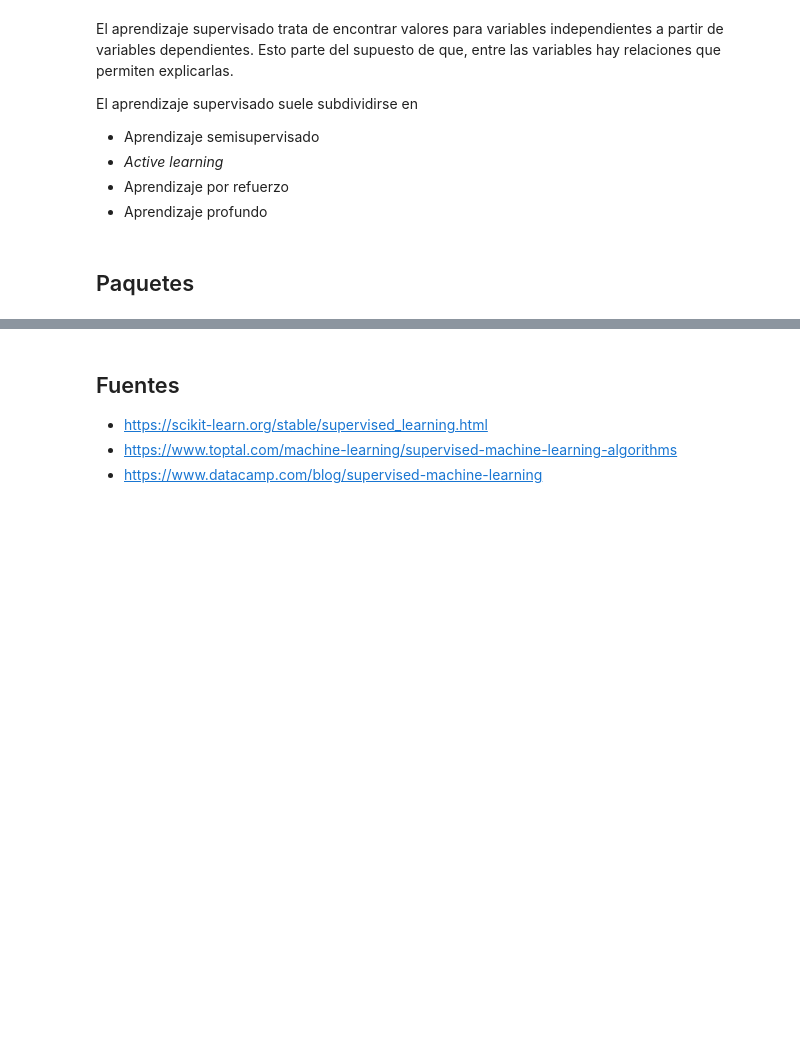
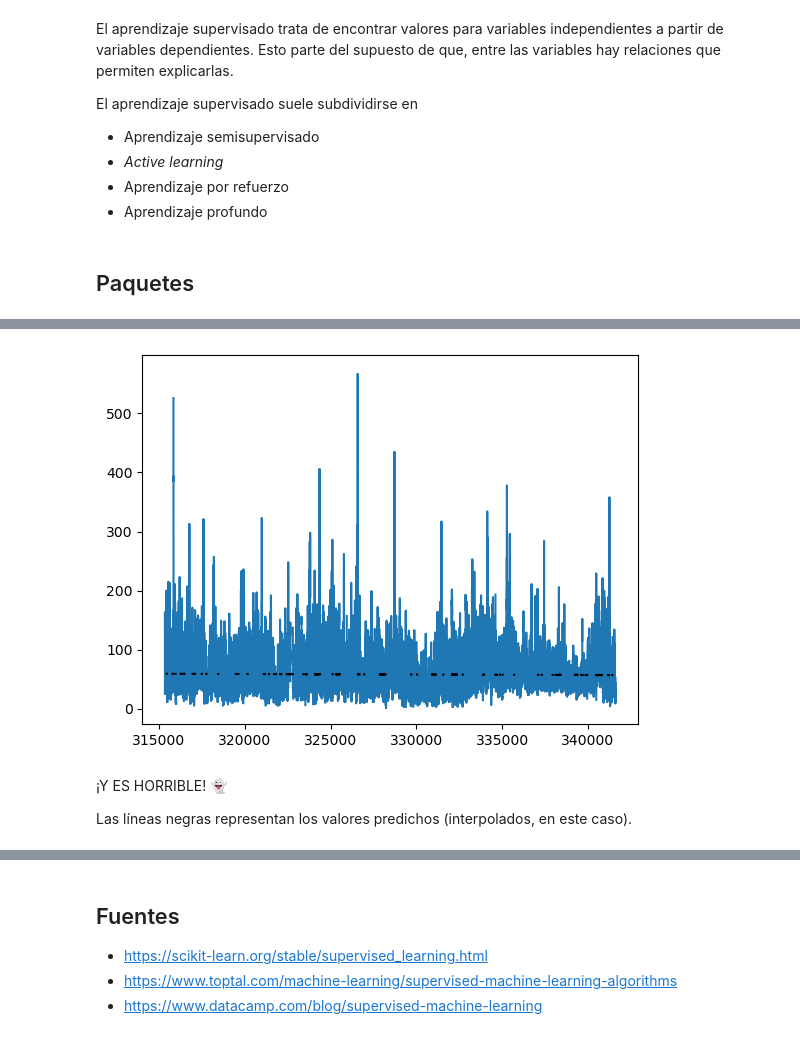
Before and after one commit to albertobenavides/aprendizaje_autom, a Jupyter notebook: caps/5_supervisado.ipynb, the cells around one changed output, grey strips where cells are left out. Drawn from its saved outputs; the diff is of its cells as text; code cells hidden in the pictures; blank space fills up the shorter version.

```diff
--- a/caps/5_supervisado.ipynb
+++ b/caps/5_supervisado.ipynb
@@ -114,0 +215,5 @@ reg.predict()
+# %%
+# Se desescala el conjunto de datos, previamente escalado
+descaled = scaler.inverse_transform(df_inter)
+df_descaled = pd.DataFrame(descaled, columns = df_inter.columns, index = df_inter.index)
+df_descaled
@@ -114,0 +234,5 @@ reg.predict()
+# %%
+# https://stackoverflow.com/a/61251205
+# Se recupera el nombre de las variables obtenidas por el one-hot-encoder (para este caso específico)
+variable_col = df_descaled.iloc[:, 5:].idxmax(axis=1)
+variable_col
@@ -114,0 +268,5 @@ reg.predict()
+# %%
+df_final = pd.concat([df_descaled, variable_col], axis = 1).drop(columns = ['BP','CO','NO','NO2','NOX','O3','PM10','PM2_5','RF','RH','SO2','SR','T','WD','WV'])
+df_final.columns = ['timestamp', 'lat', 'lon', 'h', 'value', 'variable']
+df_final.timestamp = df.timestamp
+df_final
@@ -114,0 +287,6 @@ reg.predict()
+# %%
+df_final['original'] = np.nan
+df_final.loc[df_dropna.index, 'original'] = df_final.loc[df_dropna.index, 'value']
+df_final['interpolated'] = np.nan
+df_final.loc[df_na.index, 'interpolated'] = df_final.loc[df_na.index, 'value']
+df_final
@@ -114,0 +307,13 @@ reg.predict()
+# %%
+# Se representan los datos interpolados
+t = df_final[(df_final.variable == 'PM10') & (df_final.lat == 25.665)]
+plt.figure()
+plt.plot(t.original)
+plt.plot(t.interpolated, c = 'black')
+plt.show()
+# %% [output]
+[figure, added]
+# %% [markdown]
+¡Y ES HORRIBLE! 👻
+
+Las líneas negras representan los valores predichos (interpolados, en este caso).
```
Also changed, not shown: parts of 57 cells of this notebook, 1 other file.
